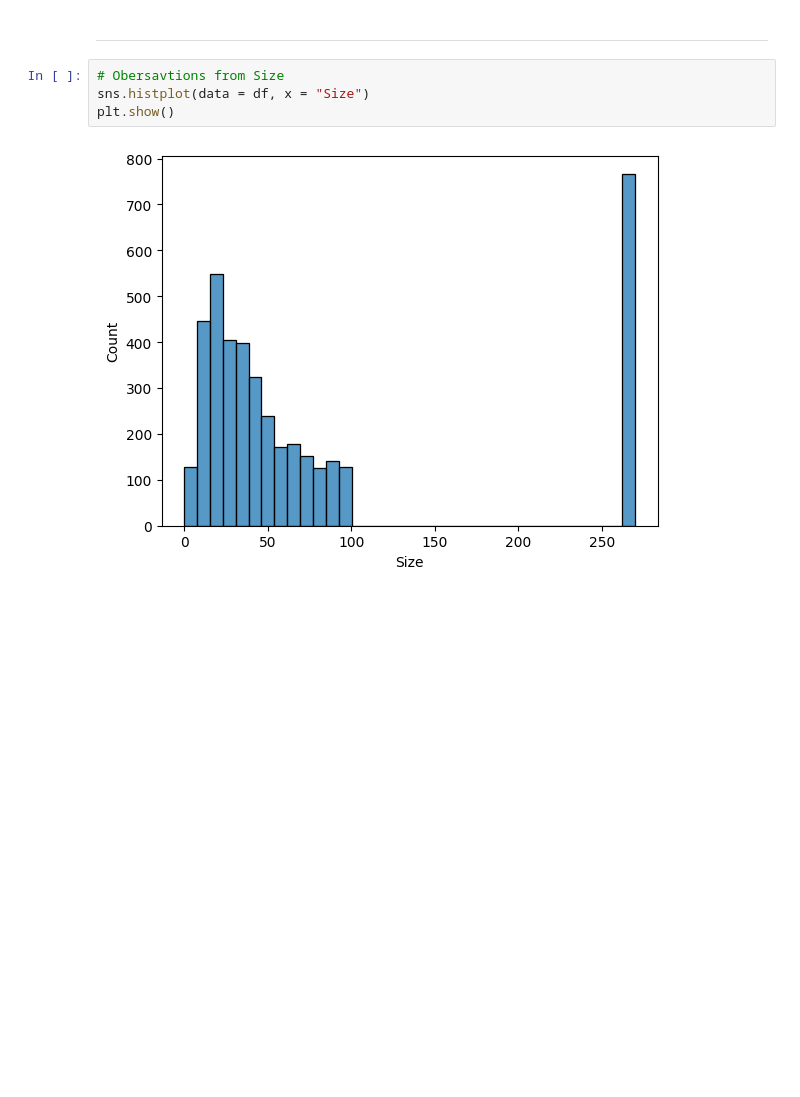
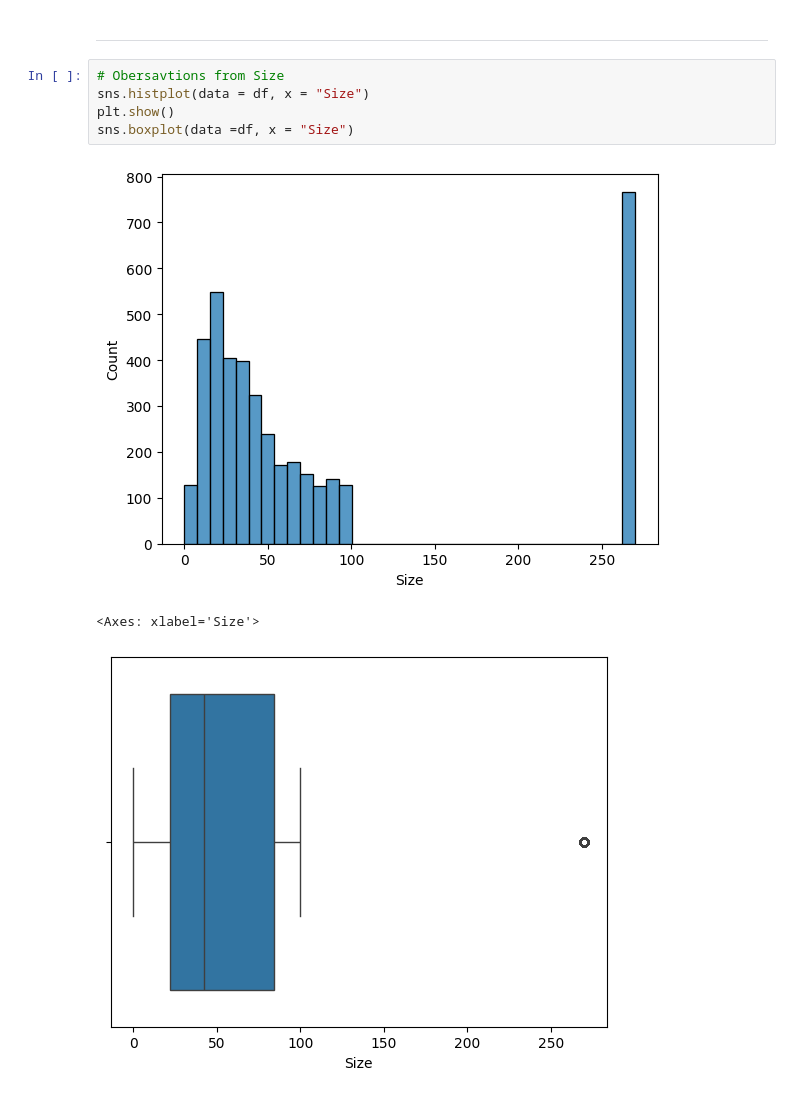
Before and after one commit to HunterKane/University-of-Texas-AI-ML-Projects-, a Jupyter notebook: Practice 1 Google Play Store Case Study - EDA Analysis/Google_Play_Store_Case_Study.ipynb, the cells around one changed output. Cells and saved outputs as stored; diff of their text form; blank space fills up the shorter version.

```diff
--- a/Practice 1 Google Play Store Case Study - EDA Analysis/Google_Play_Store_Case_Study.ipynb
+++ b/Practice 1 Google Play Store Case Study - EDA Analysis/Google_Play_Store_Case_Study.ipynb
@@ -268,6 +268,9 @@ sns.boxplot(data = df, x = "Reviews")
 # %%
 # Obersavtions from Size
 sns.histplot(data = df, x = "Size")
 plt.show()
+sns.boxplot(data =df, x = "Size")
 # %% [output]
 [figure]
+<Axes: xlabel='Size'>
+[figure, added]
```
Also changed, not shown: parts of 11 cells of this notebook.
